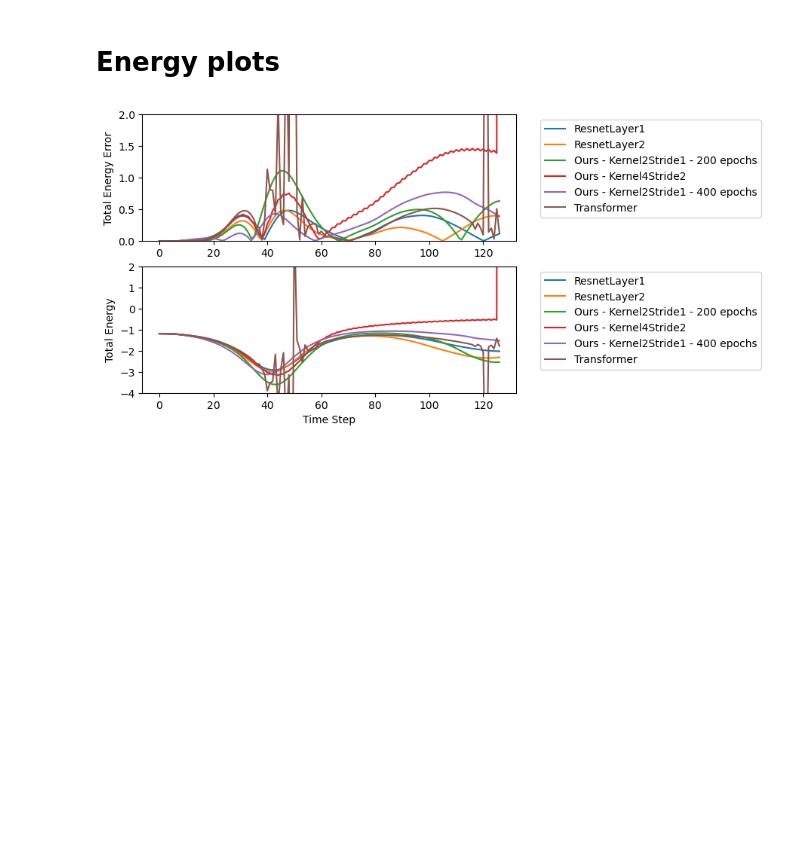
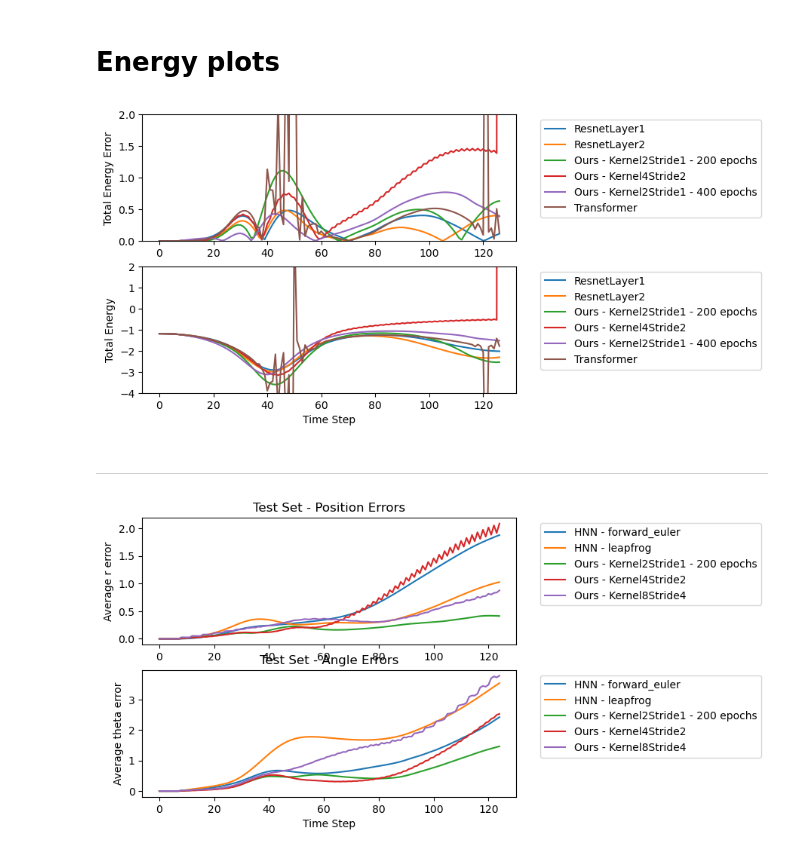
Before and after one commit to pablomerc/dhn-deeplearning, a Jupyter notebook: visualization_scripts/visualize_multiple_experiments.ipynb, the cells around one changed output. Cells and saved outputs as stored; diff of their text form; code cells hidden in the pictures; blank space fills up the shorter version.

```diff
--- a/visualization_scripts/visualize_multiple_experiments.ipynb
+++ b/visualization_scripts/visualize_multiple_experiments.ipynb
@@ -6,12 +6,12 @@ import os
 experiment_list= [
     'two_body_baseline_hnn_tf',
 #     'two_body_baseline_vanilla_tf',
-    'two_body_kernel2_stride1_2_good',
+    'two_body_kernel2_stride1',
     'two_body_kernel4_stride2',
     'two_body_kernel8_stride4',
 #     'two_body_baseline_resnet_layer1',
 #     'two_body_baseline_resnet_layer2',
-    'two_body_kernel2_stride1',
+    'two_body_kernel2_stride1_400',
 ]
 
 labels = [
@@ -138,12 +138,12 @@ def get_q_error(result_dict, cond_dict):
 experiment_list= [
     'two_body_baseline_hnn_tf',
 #     'two_body_baseline_vanilla_tf',
-    'two_body_kernel2_stride1_2_good',
+    'two_body_kernel2_stride1',
     'two_body_kernel4_stride2',
     'two_body_kernel8_stride4',
 #     'two_body_baseline_resnet_layer1',
 #     'two_body_baseline_resnet_layer2',
-    'two_body_kernel2_stride1',
+    'two_body_kernel2_stride1_400',
 ]
 
 labels = [
@@ -196,10 +196,10 @@ experiment_list= [
     # 'two_body_baseline_hnn_tf',
     'two_body_baseline_resnet_layer1',
     'two_body_baseline_resnet_layer2',
-    'two_body_kernel2_stride1_2_good',
+    'two_body_kernel2_stride1',
     'two_body_kernel4_stride2',
     'two_body_kernel8_stride4',
-    'two_body_kernel2_stride1',
+    'two_body_kernel2_stride1_400',
     'two_body_baseline_vanilla_tf',
 ]
 
@@ -302,10 +302,10 @@ experiment_list= [
     # 'two_body_baseline_hnn_tf',
     'two_body_baseline_resnet_layer1',
     'two_body_baseline_resnet_layer2',
-    'two_body_kernel2_stride1_2_good',
+    'two_body_kernel2_stride1',
     'two_body_kernel4_stride2',
     # 'two_body_kernel8_stride4',
-    'two_body_kernel2_stride1',
+    'two_body_kernel2_stride1_400',
     'two_body_baseline_vanilla_tf',
 ]
 
@@ -354,3 +354,5 @@ ax[1].set_ylim(-4,2)
 plt.show()
 # %% [output]
 [figure]
+# %% [markdown]
+---
@@ -356,0 +404,57 @@ plt.show()
+# %%
+experiment_list= [
+    'two_body_baseline_hnn_tf',
+#     'two_body_baseline_vanilla_tf',
+    'two_body_kernel2_stride1',
+    'two_body_kernel4_stride2',
+    'two_body_kernel8_stride4',
+#     'two_body_baseline_resnet_layer1',
+#     'two_body_baseline_resnet_layer2',
+]
+
+labels = [
+    'HNN',
+#     'Vanilla',
+    'Kernel2Stride1 - 200 epochs',
+    'Kernel4Stride2',
+    'Kernel8Stride4',
+#     'ResnetLayer1',
+#     'ResnetLayer2',
+]
+
+fig, ax = plt.subplots(2,1)
+for name,label in zip(experiment_list,labels):
+    # print(name)
+    if 'hnn' in name:
+        for variant in ['forward_euler', 'leapfrog']:
+            result_dict = get_result_dict_test(name,variant)
+            cond_dict = get_cond_dict_test(name,variant)
+            label_variant = f'{label} - {variant}'
+            residual_r, residual_theta = get_q_error(result_dict, cond_dict)
+            ax[0].plot(residual_r.mean(axis=0)[:125], label=label_variant)
+            ax[1].plot(residual_theta.mean(axis=0)[:125], label=label_variant)
+
+    else:
+        result_dict = get_result_dict_test(name)
+        cond_dict = get_cond_dict_test(name)
+        residual_r, residual_theta = get_q_error(result_dict, cond_dict)
+
+        if 'kernel' in name:
+            ax[0].plot(residual_r.mean(axis=0)[:125], label=f'Ours - {label}')
+            ax[1].plot(residual_theta.mean(axis=0)[:125], label=f'Ours - {label}')
+        else:
+            ax[0].plot(residual_r.mean(axis=0)[:125], label=f'{label}')
+            ax[1].plot(residual_theta.mean(axis=0)[:125], label=f'{label}')
+
+
+#  move the legent to the right otuside the frame
+ax[0].legend(bbox_to_anchor=(1.05, 1))
+ax[1].legend(bbox_to_anchor=(1.05, 1))
+ax[1].set_xlabel('Time Step')
+ax[0].set_ylabel('Average r error')
+ax[1].set_ylabel('Average theta error')
+ax[0].set_title('Test Set - Position Errors')
+ax[1].set_title('Test Set - Angle Errors')
+plt.show()
+# %% [output]
+[figure, added]
```
Also changed, not shown: parts of 5 cells of this notebook, 1 other file.
